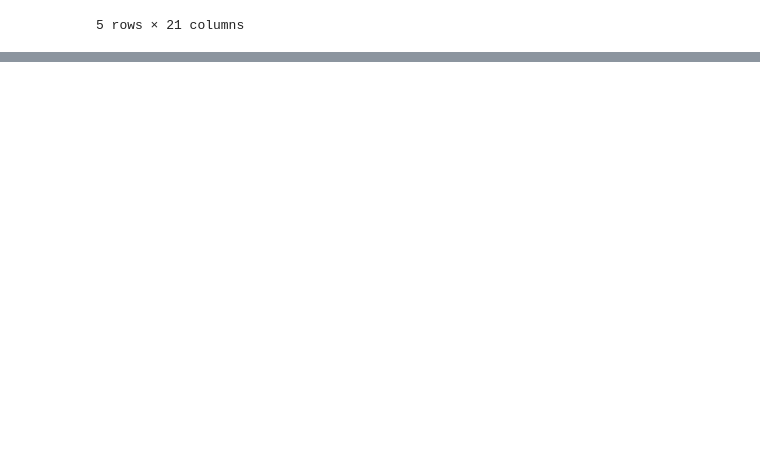
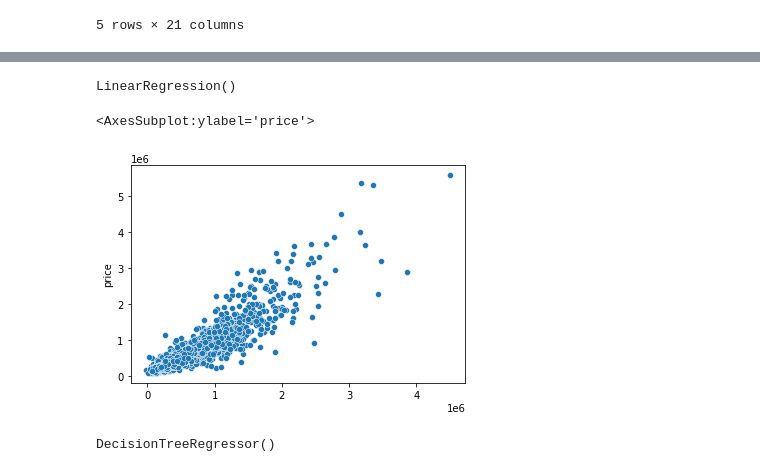
Before and after one commit to apecundo/ml-projects, a Jupyter notebook: Regression Methods on KC House Dataset.ipynb, the cells around one changed output, grey strips where cells are left out. Drawn from its saved outputs; the diff is of its cells as text; code cells hidden in the pictures; blank space fills up the shorter version.

```diff
--- a/Regression Methods on KC House Dataset.ipynb
+++ b/Regression Methods on KC House Dataset.ipynb
@@ -125,0 +180,3 @@ X_train, y_train, X_test, y_test = train_test_split()
+# %%
+df_final.set_index(keys = ['id'], inplace = True)
+print(df_final)
@@ -125,0 +201,19 @@ X_train, y_train, X_test, y_test = train_test_split()
+# %%
+X_train, X_test, y_train,y_test = train_test_split(df_final.drop('price', axis = 1).values, df_final['price'], test_size = 0.3, random_state = 42)
+# %%
+model_lr = LinearRegression()
+model_lr.fit(X_train, y_train)
+# %% [output]
+LinearRegression()
+# %%
+y_pred_lr = model_lr.predict(X_test)
+# %%
+sns.scatterplot(y_pred_lr, y_test)
+# %% [output]
+<AxesSubplot:ylabel='price'>
+[figure, added]
+# %%
+model_dt = DecisionTreeRegressor()
+model_dt.fit(X_train, y_train)
+# %% [output]
+DecisionTreeRegressor()
```
Also changed, not shown: parts of 38 cells of this notebook.
